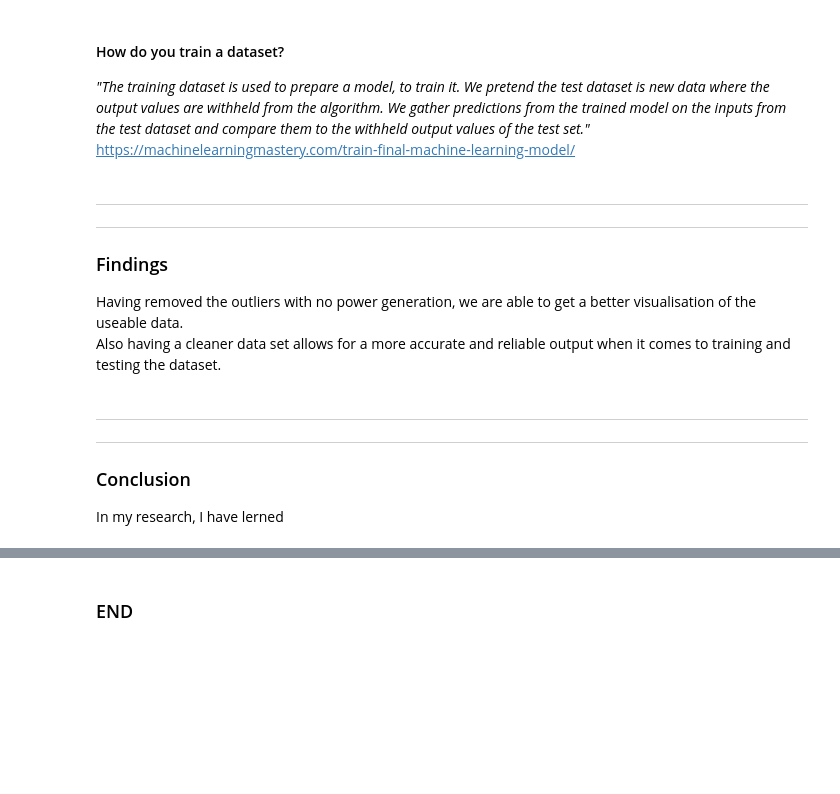
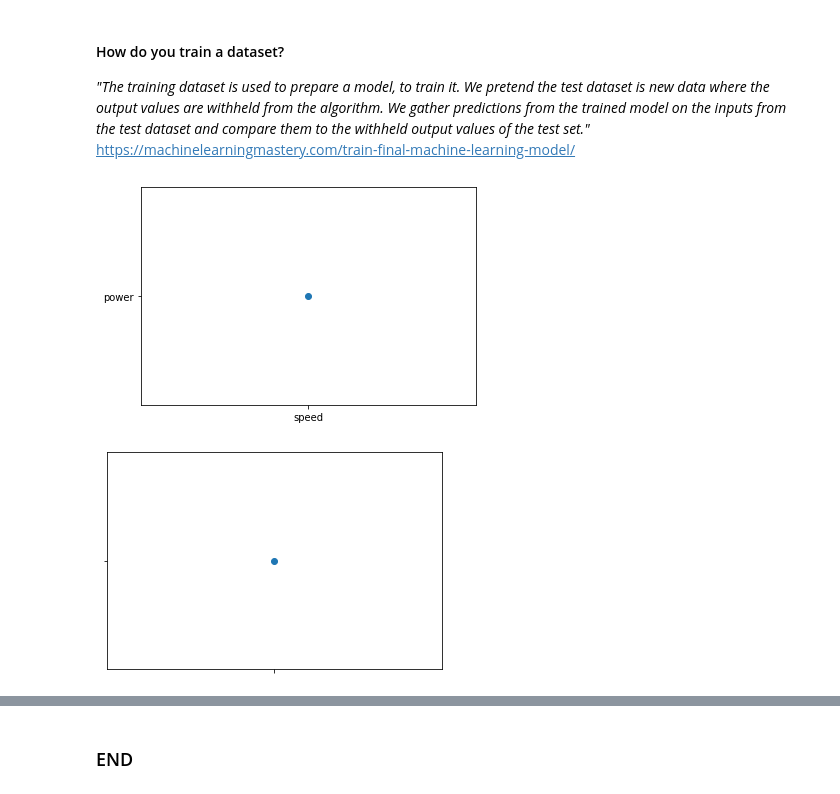
Before and after one commit to vwalsh86/Machine_Learning_Assessment, a Jupyter notebook: Wind Turbine Power.ipynb, the cells around one changed output, grey strips where cells are left out. Cells and saved outputs as stored; diff of their text form; code cells hidden in the pictures; blank space fills up the shorter version.

```diff
--- a/Wind Turbine Power.ipynb
+++ b/Wind Turbine Power.ipynb
@@ -622,21 +555,33 @@ ModuleNotFoundError: No module named 'tensorflow'
 #### How do you train a dataset?
 
 <i>"The training dataset is used to prepare a model, to train it. We pretend the test dataset is new data where the output values are withheld from the algorithm. We gather predictions from the trained model on the inputs from the test dataset and compare them to the withheld output values of the test set."</i> https://machinelearningmastery.com/train-final-machine-learning-model/
-# %% [markdown]
------------
------------
-
-
-### Findings
-
-Having removed the outliers with no power generation, we are able to get a better visualisation of the useable data. <br>
-Also having a cleaner data set allows for a more accurate and reliable output when it comes to training and testing the dataset. <br>
-# %% [markdown]
-
------------
------------
-
-
-### Conclusion
-
-In my research, I have lerned
+# %%
+# https://www.w3schools.com/python/python_ml_train_test.asp
+
+
+x = 'speed'
+y = 'power'
+train_x = x[:80]
+train_y = y[:80]
+
+test_x = x[80:]
+test_y = y[80:]
+# %%
+# https://www.w3schools.com/python/python_ml_train_test.asp
+
+
+plt.scatter(train_x, train_y)
+plt.show()
+
+# The output given for this test and train coding does not look correct as it is displaying only 1 result
+# I will aim to revisit this in future to review and aim to resolve
+# %% [output]
+[figure, added]
+# %%
+plt.scatter(test_x, test_y)
+plt.show()
+
+# The output given for this test and train coding does not look correct as it is displaying only 1 result
+# I will aim to revisit this in future to review and aim to resolve
+# %% [output]
+[figure, added]
```
Also changed, not shown: parts of 15 cells of this notebook, 1 other file.
